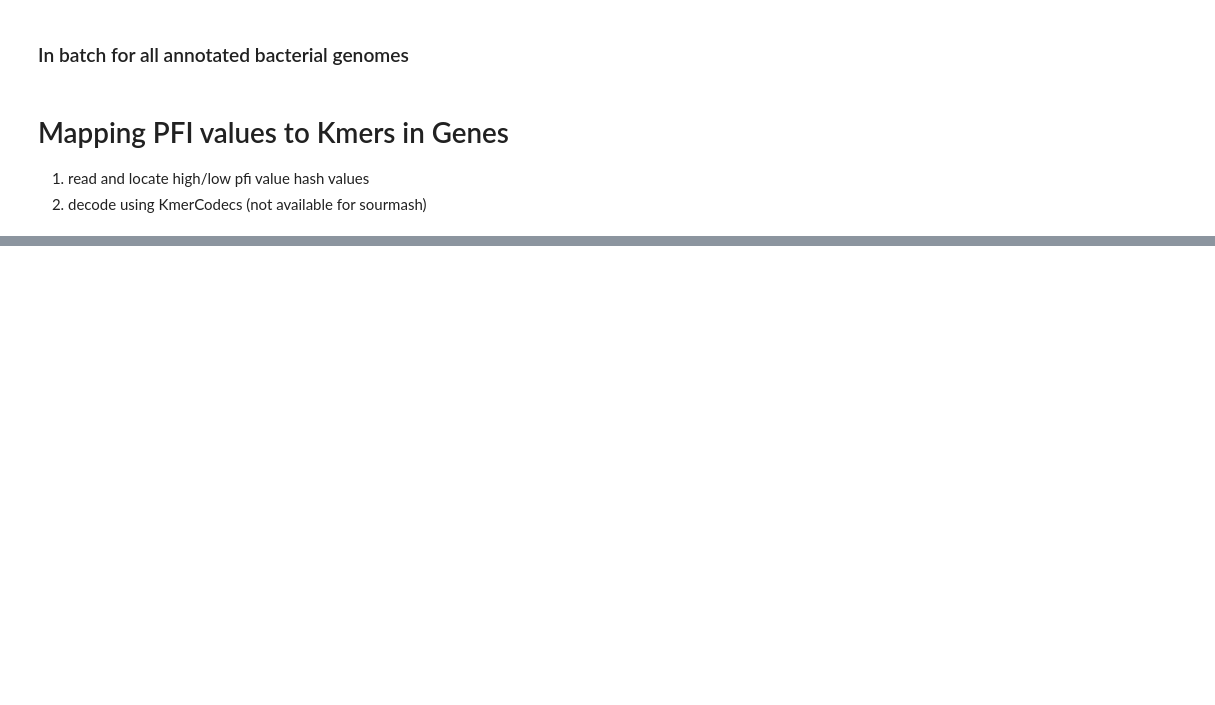
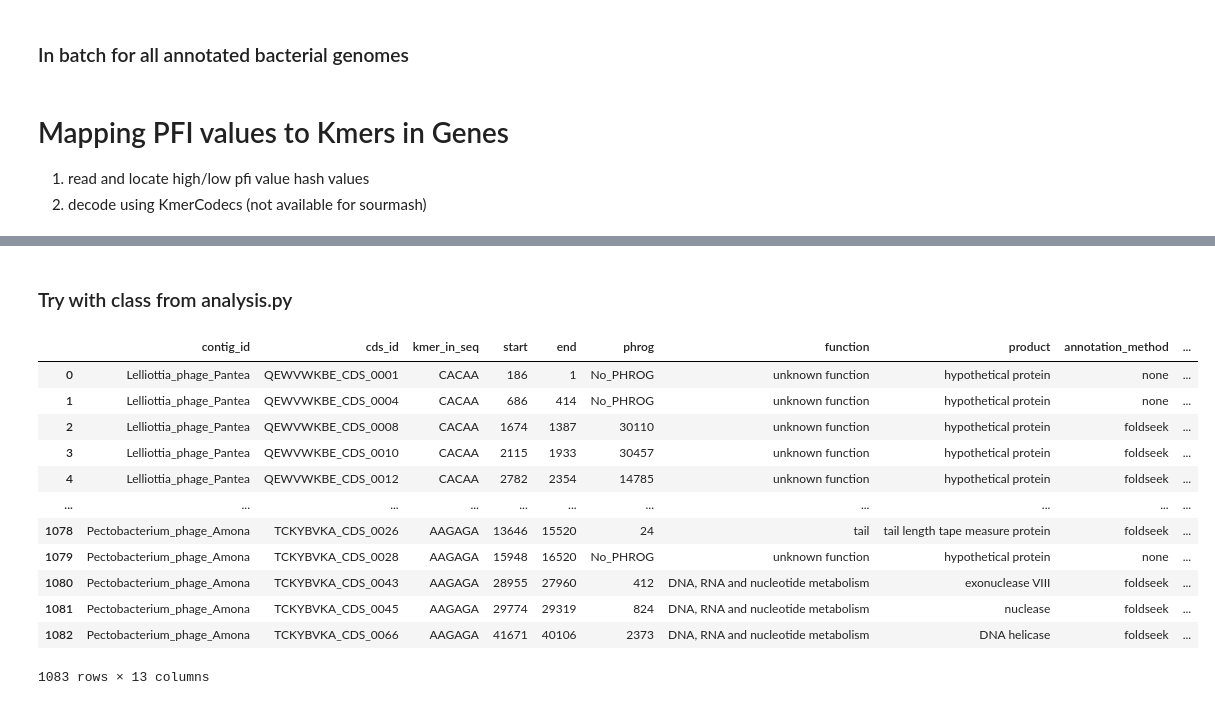
Before and after one commit to azzy72/PredictPhagePPI, a Jupyter notebook: notebooks/gene_investigation.ipynb, the cells around one changed output, grey strips where cells are left out. Drawn from its saved outputs; the diff is of its cells as text; code cells hidden in the pictures; blank space fills up the shorter version.

```diff
--- a/notebooks/gene_investigation.ipynb
+++ b/notebooks/gene_investigation.ipynb
@@ -594,0 +699,27 @@ extract_phage_genes_for_kmer("CACAA", "Lelliottia_phage_Pantea")
+# %% [markdown]
+### Try with class from analysis.py
+# %%
+from analysis import GeneAnalysis
+from paths import data_prod_path
+bkmers = ['CACAGCAAGCAA', 'AGAGAAGAAAGT', 'AATCACTGTCAA', 'TTCGCGTCAGAA', 'ATGACATACCAT', 'GAACAATGAGCC', 'AAGTTGAATTTG', 'ATGAAGCTGGTT', 'GGGTAAATATCC', 'AAGAGTGCTTGA']
+bact_names = ["J76_21", "J62_22"]
+phage_names = ["Lelliottia_phage_Pantea", "Pectobacterium_phage_Amona"]
+pkmers = ['CACAA', 'AGAT', 'AATCCAA', 'TTAA', 'ATGAT', 'GAACAATGAGCC', 'AAGTTGAATTTG', 'ATGGTT', 'GGGTAAATATCC', 'AAGAGA']
+
+GA = GeneAnalysis()
+#GA.batch_bact_annotate(bkmers, bact_names, data_prod_path)
+GA.batch_phage_annotate(pkmers, phage_names, data_prod_path)
+# %% [output]
+|  | contig_id | cds_id | kmer_in_seq | start | end | phrog | function | product | annotation_method | ... |
+| 0 | Lelliottia_phage_Pantea | QEWVWKBE_CDS_0001 | CACAA | 186 | 1 | No_PHROG | unknown function | hypothetical protein | none | ... |
+| 1 | Lelliottia_phage_Pantea | QEWVWKBE_CDS_0004 | CACAA | 686 | 414 | No_PHROG | unknown function | hypothetical protein | none | ... |
+| 2 | Lelliottia_phage_Pantea | QEWVWKBE_CDS_0008 | CACAA | 1674 | 1387 | 30110 | unknown function | hypothetical protein | foldseek | ... |
+| 3 | Lelliottia_phage_Pantea | QEWVWKBE_CDS_0010 | CACAA | 2115 | 1933 | 30457 | unknown function | hypothetical protein | foldseek | ... |
+| 4 | Lelliottia_phage_Pantea | QEWVWKBE_CDS_0012 | CACAA | 2782 | 2354 | 14785 | unknown function | hypothetical protein | foldseek | ... |
+| ... | ... | ... | ... | ... | ... | ... | ... | ... | ... | ... |
+| 1078 | Pectobacterium_phage_Amona | TCKYBVKA_CDS_0026 | AAGAGA | 13646 | 15520 | 24 | tail | tail length tape measure protein | foldseek | ... |
+| 1079 | Pectobacterium_phage_Amona | TCKYBVKA_CDS_0028 | AAGAGA | 15948 | 16520 | No_PHROG | unknown function | hypothetical protein | none | ... |
+| 1080 | Pectobacterium_phage_Amona | TCKYBVKA_CDS_0043 | AAGAGA | 28955 | 27960 | 412 | DNA, RNA and nucleotide metabolism | exonuclease VIII | foldseek | ... |
+| 1081 | Pectobacterium_phage_Amona | TCKYBVKA_CDS_0045 | AAGAGA | 29774 | 29319 | 824 | DNA, RNA and nucleotide metabolism | nuclease | foldseek | ... |
+| 1082 | Pectobacterium_phage_Amona | TCKYBVKA_CDS_0066 | AAGAGA | 41671 | 40106 | 2373 | DNA, RNA and nucleotide metabolism | DNA helicase | foldseek | ... |
+1083 rows × 13 columns
```
Also changed, not shown: parts of 6 cells of this notebook, 13 other files.
